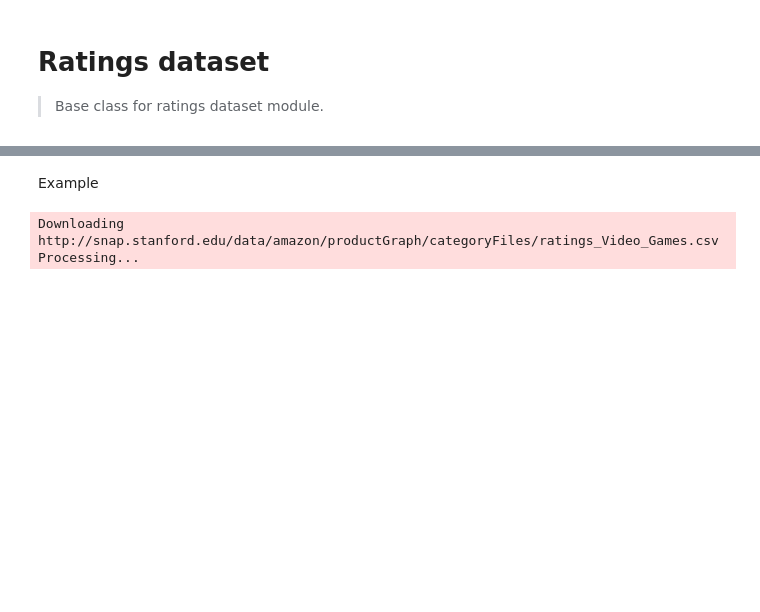
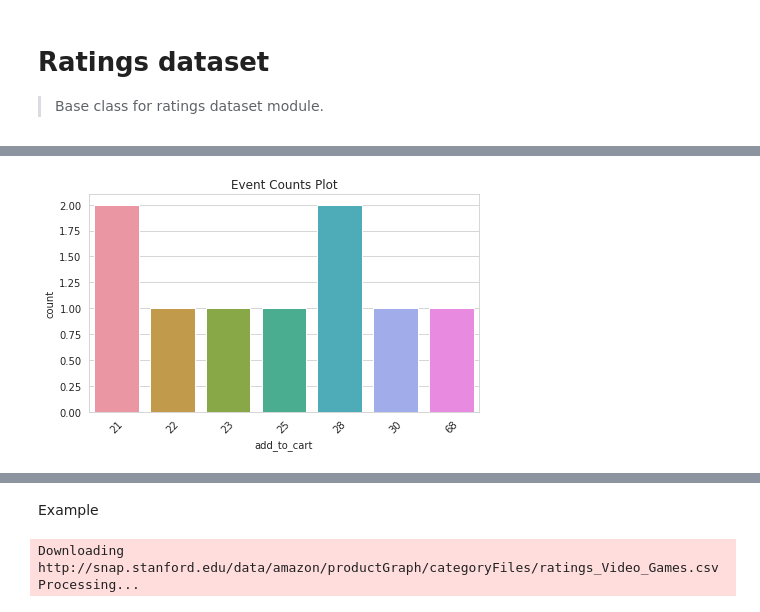
Before and after one commit to recohut/recohut, a Jupyter notebook: nbs/datasets/bases/datasets.bases.ratings.ipynb, the cells around one changed output, grey strips where cells are left out. Drawn from its saved outputs; the diff is of its cells as text; code cells hidden in the pictures; blank space fills up the shorter version.

```diff
--- a/nbs/datasets/bases/datasets.bases.ratings.ipynb
+++ b/nbs/datasets/bases/datasets.bases.ratings.ipynb
@@ -21,0 +126,4 @@ from recohut.datasets.bases.common import Dataset
+# %%
+ds.plot_event_counts(event_name='add_to_cart', threshold=20)
+# %% [output]
+[figure, added]
```
Also changed, not shown: parts of 13 cells of this notebook.
